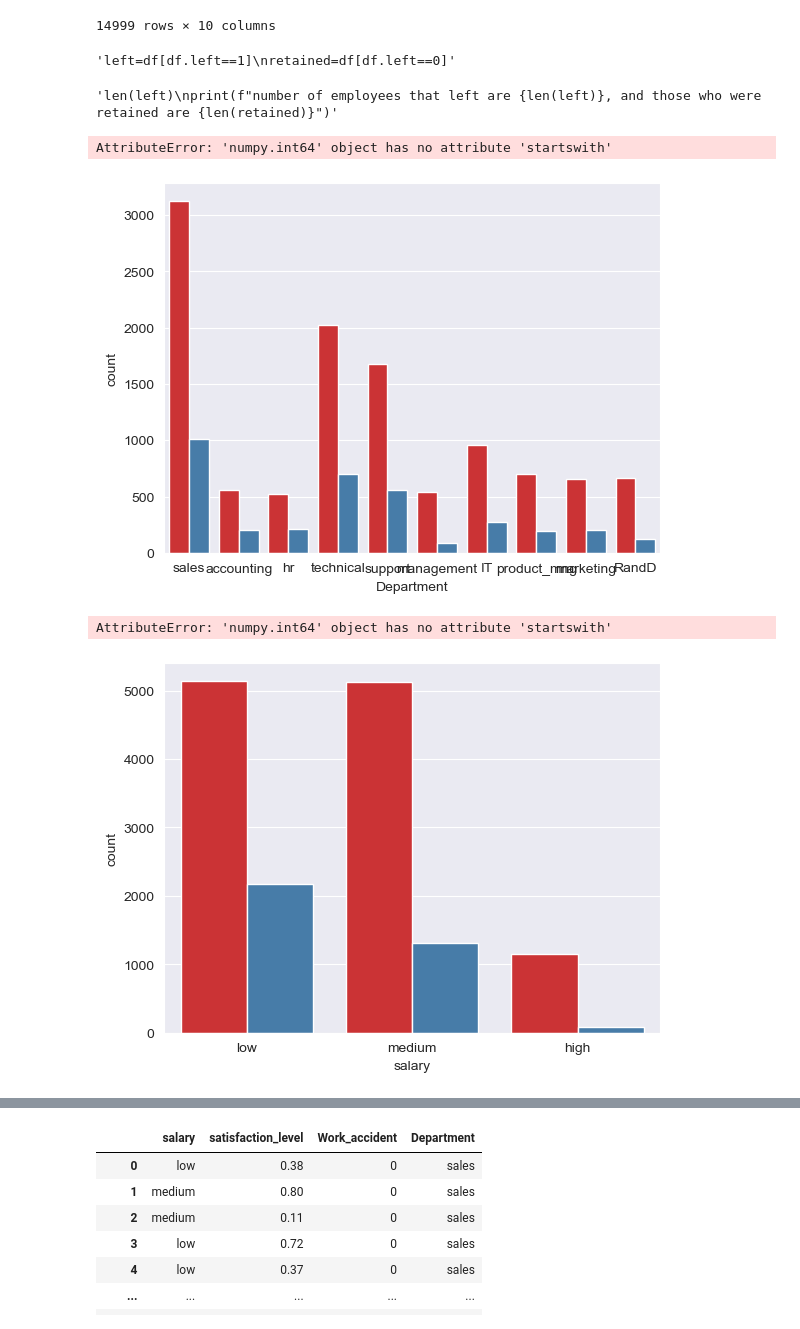
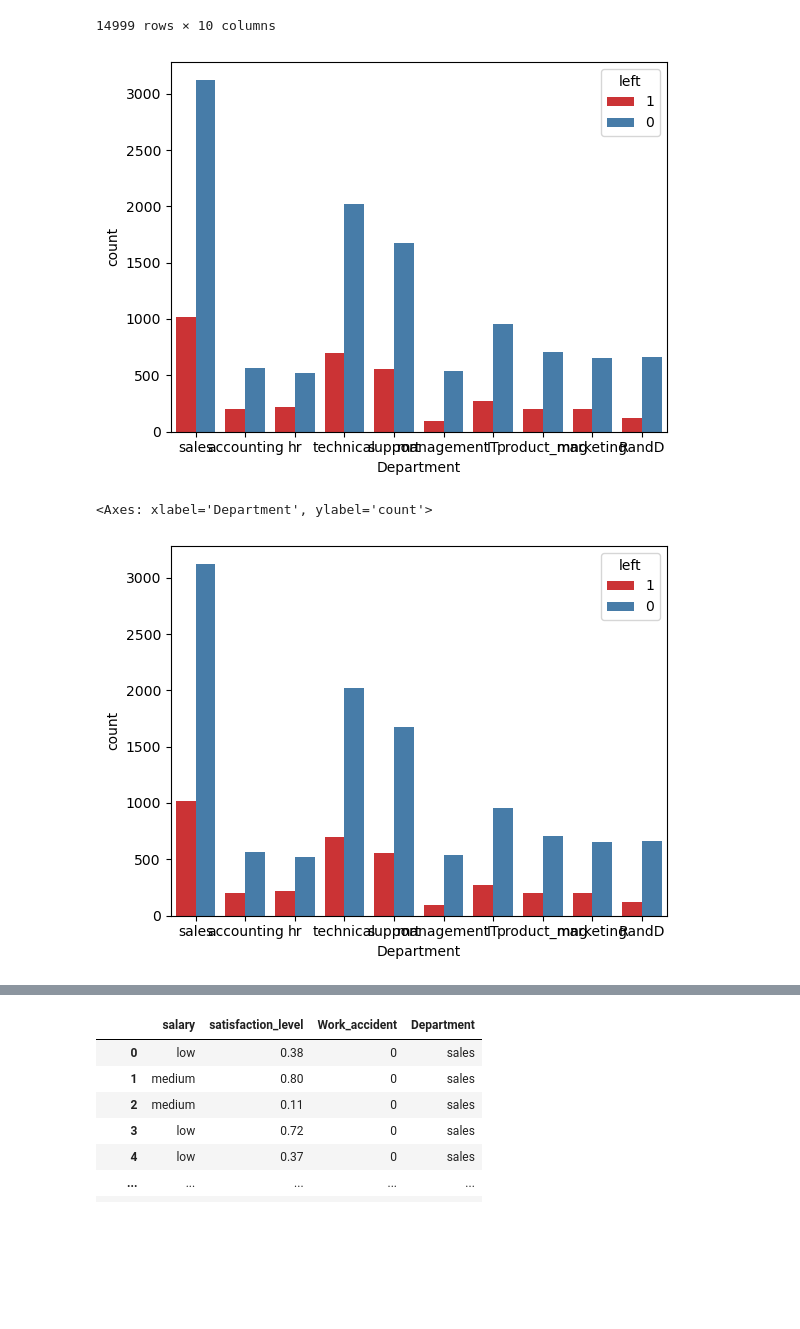
Before and after one commit to mrbane10/HR_analytics, a Jupyter notebook: hranalytics.ipynb, the cells around one changed output, grey strips where cells are left out. Drawn from its saved outputs; the diff is of its cells as text; code cells hidden in the pictures; blank space fills up the shorter version.

```diff
--- a/hranalytics.ipynb
+++ b/hranalytics.ipynb
@@ -21,13 +21,3 @@ df
 | 14997 | 0.11 | 0.96 | 6 | 280 | 4 | ... |
 | 14998 | 0.37 | 0.52 | 2 | 158 | 3 | ... |
 14999 rows × 10 columns
-# %%
-'''left=df[df.left==1]
-retained=df[df.left==0]'''
-# %% [output]
-'left=df[df.left==1]\nretained=df[df.left==0]'
-# %%
-'''len(left)
-print(f"number of employees that left are {len(left)}, and those who were retained are {len(retained)}")'''
-# %% [output]
-'len(left)\nprint(f"number of employees that left are {len(left)}, and those who were retained are {len(retained)}")'
@@ -36,15 +24,16 @@ import seaborn as sns
+# %%
+df['left'] = df['left'].astype(str)
 # %%
+import seaborn as sns
 sns.countplot(x='Department', hue='left', data=df, palette='Set1')
 plt.show()
 # %% [output]
-AttributeError: 'numpy.int64' object has no attribute 'startswith'
-[figure, old version]
+[figure, new version]
 # %%
-sns.countplot(x='salary', hue='left', data=df, palette='Set1')
-plt.show()
+sns.countplot(x='Department', hue='left', data=df, palette='Set1')
 # %% [output]
-AttributeError: 'numpy.int64' object has no attribute 'startswith'
+<Axes: xlabel='Department', ylabel='count'>
-[figure, old version]
+[figure, new version]
 # %%
 fig, axes = plt.subplots(2, 3, figsize=(18, 12))
 
```
Also changed, not shown: parts of 3 cells of this notebook.
